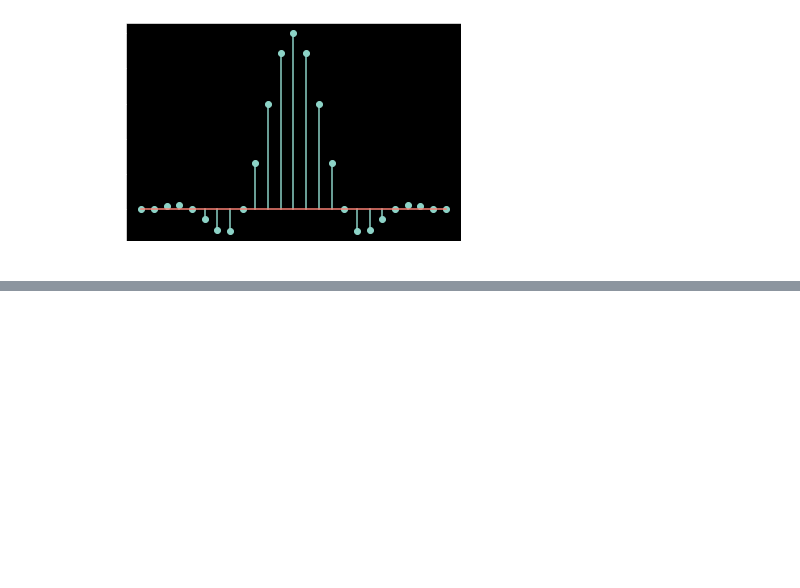
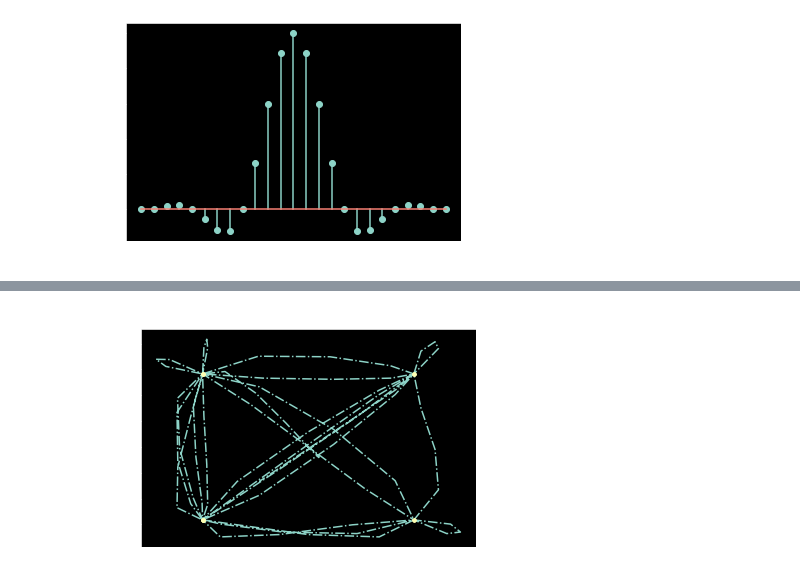
Before and after one commit to mohantyk/dsp_in_comm, a Jupyter notebook: chap5.ipynb, the cells around one changed output, grey strips where cells are left out. Saved outputs shown, nothing was run; the diff lists cells and outputs as text; code cells hidden in the pictures; blank space fills up the shorter version.

```diff
--- a/chap5.ipynb
+++ b/chap5.ipynb
@@ -110,0 +128,5 @@ def waveform_mapping(symbols, osr=4, beta=0.5):
+# %%
+plt.plot(waveform.real, waveform.imag, '-.', qpsk.real, qpsk.imag, '.')
+plt.title('QPSK Constellation with signal traces');
+# %% [output]
+[figure, added]
```
Also changed, not shown: parts of 5 cells of this notebook.
